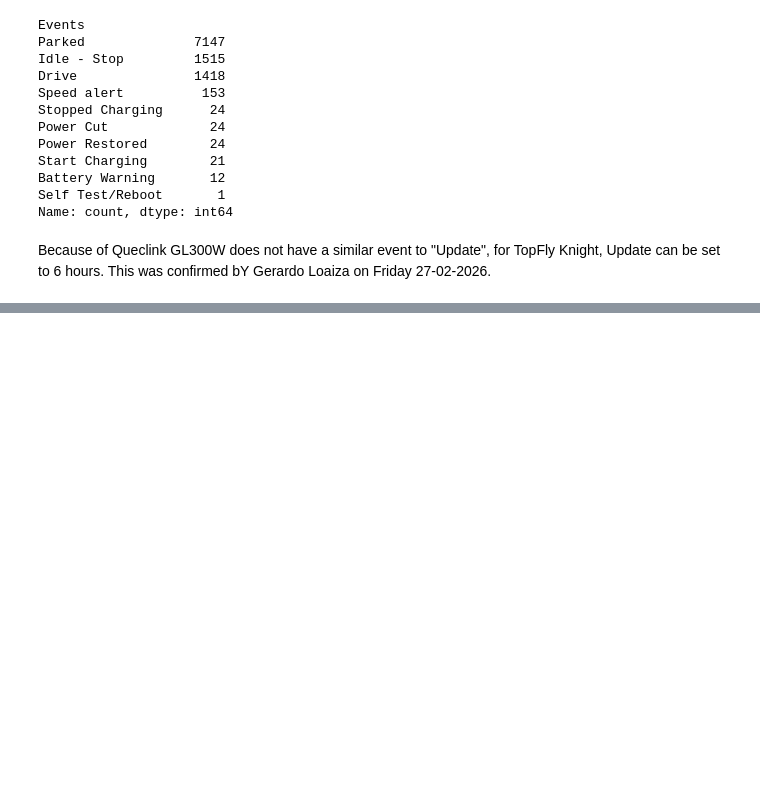
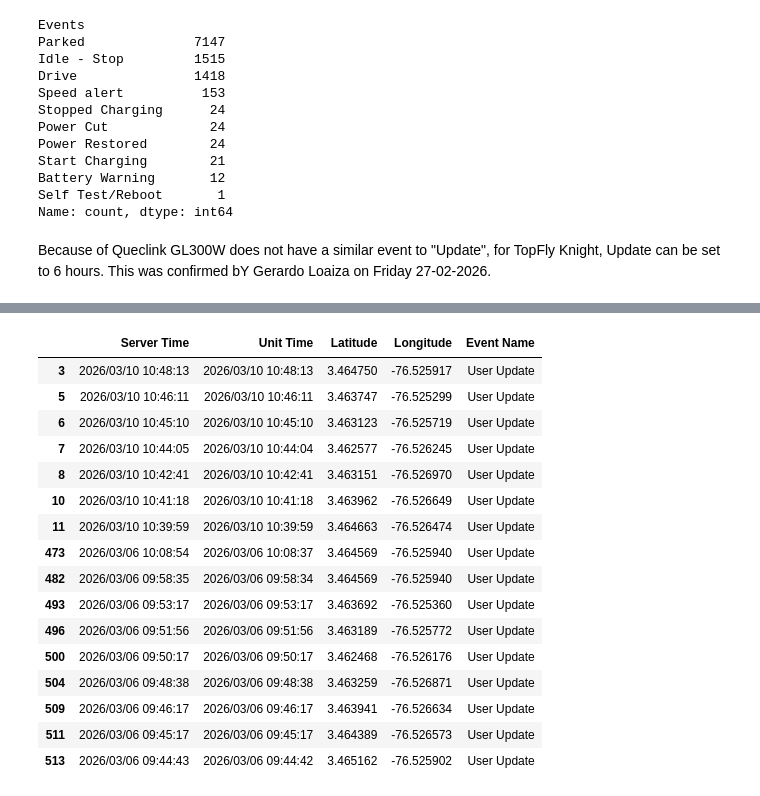
Before and after one commit to jlhb1984/Zonar_projects, a Jupyter notebook: notebooks/topfly_knight.ipynb, the cells around one changed output, grey strips where cells are left out. Saved outputs shown, nothing was run; the diff lists cells and outputs as text; code cells hidden in the pictures; blank space fills up the shorter version.

```diff
--- a/notebooks/topfly_knight.ipynb
+++ b/notebooks/topfly_knight.ipynb
@@ -183,0 +333,3 @@ Because of Queclink GL300W does not have a similar event to "Update", for TopFly
+# %%
+raw_data_869487062724710=pd.read_csv(r'C:\Users\Jose.Hurtado\Documents\projects\data\zonar\rawdata_0610_0326.csv',sep=',')
+raw_data_869487062724710['Event Name'].value_counts()
@@ -183,0 +344,21 @@ Because of Queclink GL300W does not have a similar event to "Update", for TopFly
+# %%
+raw_data_869487062724710_user_update=raw_data_869487062724710[raw_data_869487062724710['Event Name'].str.contains('User Update')]
+raw_data_869487062724710_user_update[['Server Time','Unit Time','Latitude','Longitude','Event Name']]
+# %% [output]
+|  | Server Time | Unit Time | Latitude | Longitude | Event Name |
+| 3 | 2026/03/10 10:48:13 | 2026/03/10 10:48:13 | 3.464750 | -76.525917 | User Update |
+| 5 | 2026/03/10 10:46:11 | 2026/03/10 10:46:11 | 3.463747 | -76.525299 | User Update |
+| 6 | 2026/03/10 10:45:10 | 2026/03/10 10:45:10 | 3.463123 | -76.525719 | User Update |
+| 7 | 2026/03/10 10:44:05 | 2026/03/10 10:44:04 | 3.462577 | -76.526245 | User Update |
+| 8 | 2026/03/10 10:42:41 | 2026/03/10 10:42:41 | 3.463151 | -76.526970 | User Update |
+| 10 | 2026/03/10 10:41:18 | 2026/03/10 10:41:18 | 3.463962 | -76.526649 | User Update |
+| 11 | 2026/03/10 10:39:59 | 2026/03/10 10:39:59 | 3.464663 | -76.526474 | User Update |
+| 473 | 2026/03/06 10:08:54 | 2026/03/06 10:08:37 | 3.464569 | -76.525940 | User Update |
+| 482 | 2026/03/06 09:58:35 | 2026/03/06 09:58:34 | 3.464569 | -76.525940 | User Update |
+| 493 | 2026/03/06 09:53:17 | 2026/03/06 09:53:17 | 3.463692 | -76.525360 | User Update |
+| 496 | 2026/03/06 09:51:56 | 2026/03/06 09:51:56 | 3.463189 | -76.525772 | User Update |
+| 500 | 2026/03/06 09:50:17 | 2026/03/06 09:50:17 | 3.462468 | -76.526176 | User Update |
+| 504 | 2026/03/06 09:48:38 | 2026/03/06 09:48:38 | 3.463259 | -76.526871 | User Update |
+| 509 | 2026/03/06 09:46:17 | 2026/03/06 09:46:17 | 3.463941 | -76.526634 | User Update |
+| 511 | 2026/03/06 09:45:17 | 2026/03/06 09:45:17 | 3.464389 | -76.526573 | User Update |
+| 513 | 2026/03/06 09:44:43 | 2026/03/06 09:44:42 | 3.465162 | -76.525902 | User Update |
```
Also changed, not shown: parts of 36 cells of this notebook, 20 other files.
